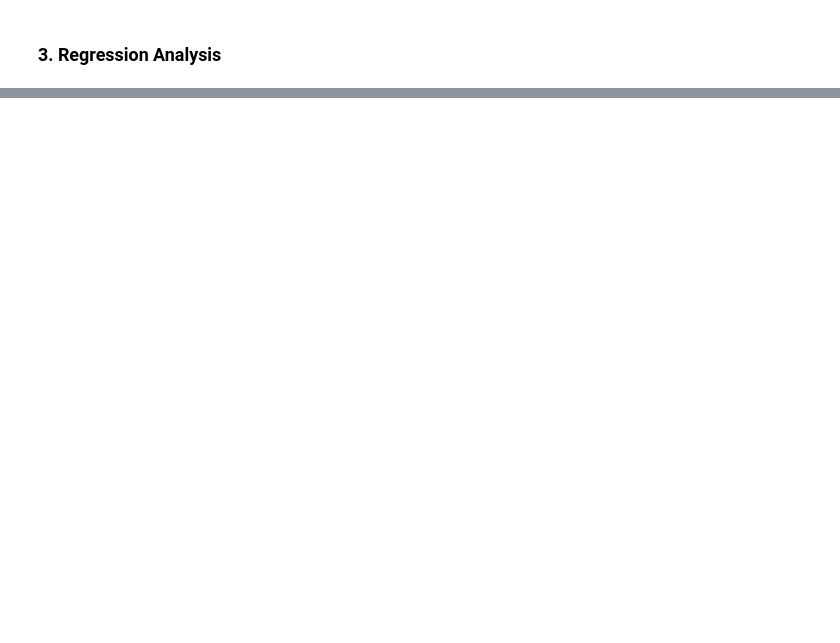
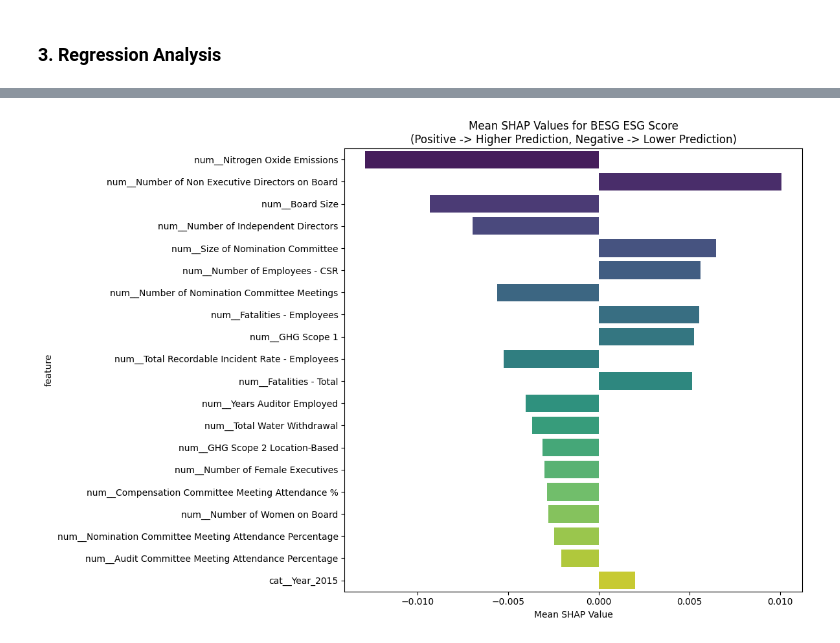
Before and after one commit to XYinfg/esg_analytics, a Jupyter notebook: EDA/EDA.ipynb, the cells around one changed output, grey strips where cells are left out. Drawn from its saved outputs; the diff is of its cells as text; code cells hidden in the pictures; blank space fills up the shorter version.

Commit message:
EDA and TwoTiered Model

```diff
--- a/EDA/EDA.ipynb
+++ b/EDA/EDA.ipynb
@@ -381,7 +454,7 @@ Name: BESG ESG Score, dtype: float64}
 ### 3. Regression Analysis
 # %%
 # Prepare data for modeling
-df = load_and_clean_data(file_path)
+# df = load_and_clean_data(file_path)
 
 # Drop rows with missing ESG scores
 df, cat_features, num_features = prepare_data_for_modeling(df)
@@ -393,8 +466,6 @@ print(f"Number of numerical features: {len(num_features)}")
 print("\nSample categorical features:", cat_features[:5])
 print("Sample numerical features:", num_features[:5])
 
-# cols_to_drop = ['BESG Environmental Pillar Score', 'BESG Social Pillar Score', 'BESG Governance Pillar Score']
-
 # Split the data into training, validation, and test sets
 X = df[cat_features + num_features]
 
@@ -402,16 +473,17 @@ X = df[cat_features + num_features]
 print(f"Columns before dropping: {X.columns.tolist()}")
 
 # Drop the specified columns
-# X = X.drop(cols_to_drop, axis=1)
+cols_to_drop = ['BESG Environmental Pillar Score', 'BESG Social Pillar Score', 'BESG Governance Pillar Score', 'ESG Disclosure Score', 'Environmental Disclosure Score', 'Social Disclosure Score', 'Governance Disclosure Score', 'Company', 'Ticker']
+X = X.drop(columns=cols_to_drop)
 
 # Verify columns after dropping
 print(f"Columns after dropping: {X.columns.tolist()}")
 
 # Update cat_features and num_features to exclude dropped columns
-# cat_features = [col for col in cat_features if col not in cols_to_drop]
-# num_features = [col for col in num_features if col not in cols_to_drop]
+cat_features = [col for col in cat_features if col not in cols_to_drop]
+num_features = [col for col in num_features if col not in cols_to_drop]
 
-y = df['BESG ESG Score']
+y = df[['BESG ESG Score', 'BESG Environmental Pillar Score', 'BESG Social Pillar Score', 'BESG Governance Pillar Score', 'ESG Disclosure Score', 'Environmental Disclosure Score', 'Social Disclosure Score', 'Governance Disclosure Score']]
 
 # First split: train+val vs test (80% vs 20%)
 X_train_val, X_test, y_train_val, y_test = train_test_split(X, y, test_size=0.2, random_state=42)
@@ -537,0 +717,69 @@ plt.grid(True, linestyle='--', alpha=0.7)
+# %%
+import shap
+
+def analyze_shap_values(rf_model, X, y):
+    # Transform X with the preprocessor
+    X_preprocessed = rf_model.named_steps['preprocessor'].transform(X)
+
+    # If X_preprocessed is a sparse matrix, convert it to a dense array
+    if hasattr(X_preprocessed, "toarray"):
+        X_preprocessed = X_preprocessed.toarray()
+
+    # Convert the data type to float (if possible)
+    X_preprocessed = X_preprocessed.astype(np.float64)
+
+    # Create the TreeExplainer using your trained RandomForestRegressor
+    explainer = shap.TreeExplainer(rf_model.named_steps['regressor'])
+
+    # Compute SHAP values on the preprocessed data
+    shap_values = explainer.shap_values(X_preprocessed)
+
+    # Get feature names
+    try:
+        feature_names = rf_model.named_steps['preprocessor'].get_feature_names_out()
+    except AttributeError:
+        # Fallback method if get_feature_names_out() doesn't exist
+        feature_names = rf_model.named_steps['preprocessor'].get_feature_names()
+
+    # Prepare output column names
+    output_names = y.columns.tolist()
+
+    # For multi-output models, create separate DataFrames for each output
+    shap_dfs = []
+
+    # Iterate through each output dimension
+    for output_idx in range(shap_values.shape[2]):
+        # Take the mean of the SHAP values across all samples for this output
+        mean_shap_values = np.mean(shap_values[:, :, output_idx], axis=0)
+
+        # Select top 20 features by absolute SHAP value
+        top_feature_indices = np.argsort(np.abs(mean_shap_values))[-20:]
+
+        # Create a DataFrame for this output with only top features
+        shap_df = pd.DataFrame({
+            'feature': [feature_names[i] for i in top_feature_indices],
+            'mean_shap': mean_shap_values[top_feature_indices]
+        })
+
+        # Sort by the absolute average SHAP value (descending)
+        shap_df = shap_df.reindex(shap_df['mean_shap'].abs().sort_values(ascending=False).index)
+
+        # Plot the bar chart for this output using Seaborn
+        plt.figure(figsize=(12, 8))
+        ax = sns.barplot(x='mean_shap', y='feature', data=shap_df, palette='viridis', orient='h')
+        plt.xlabel('Mean SHAP Value')
+        plt.title(f'Mean SHAP Values for {output_names[output_idx]}\n(Positive -> Higher Prediction, Negative -> Lower Prediction)')
+        plt.tight_layout()
+        plt.show()
+
+        # Add output name to the DataFrame
+        shap_df['output'] = output_names[output_idx]
+        shap_dfs.append(shap_df)
+
+    # Combine all output DataFrames
+    combined_shap_df = pd.concat(shap_dfs, ignore_index=True)
+
+    return combined_shap_df
+
+shap_dataframe = analyze_shap_values(rf_model, X, y)
+# %% [output]
@@ -537,0 +789 @@ plt.grid(True, linestyle='--', alpha=0.7)
+[figure, added]
```
Also changed, not shown: parts of 20 cells of this notebook, 6 other files.
